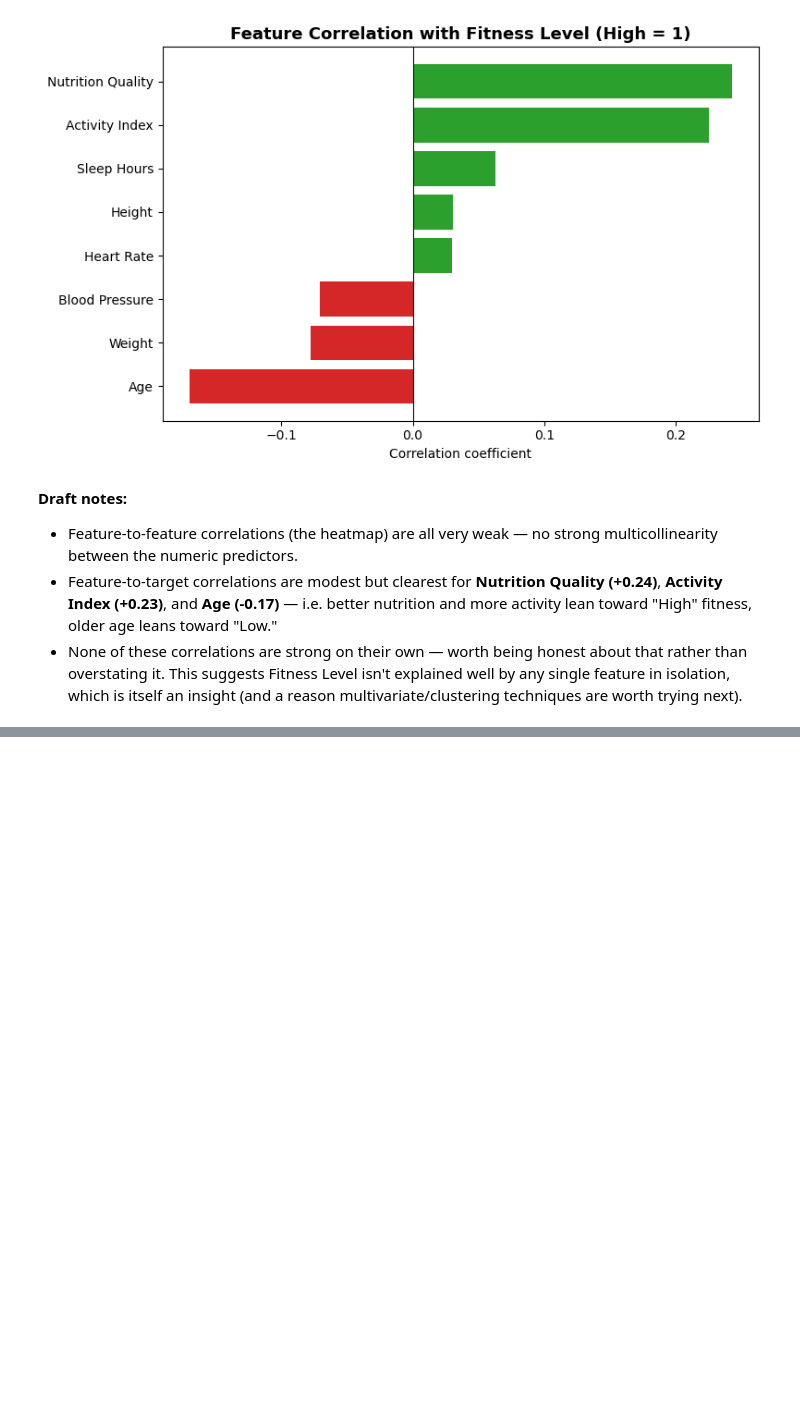
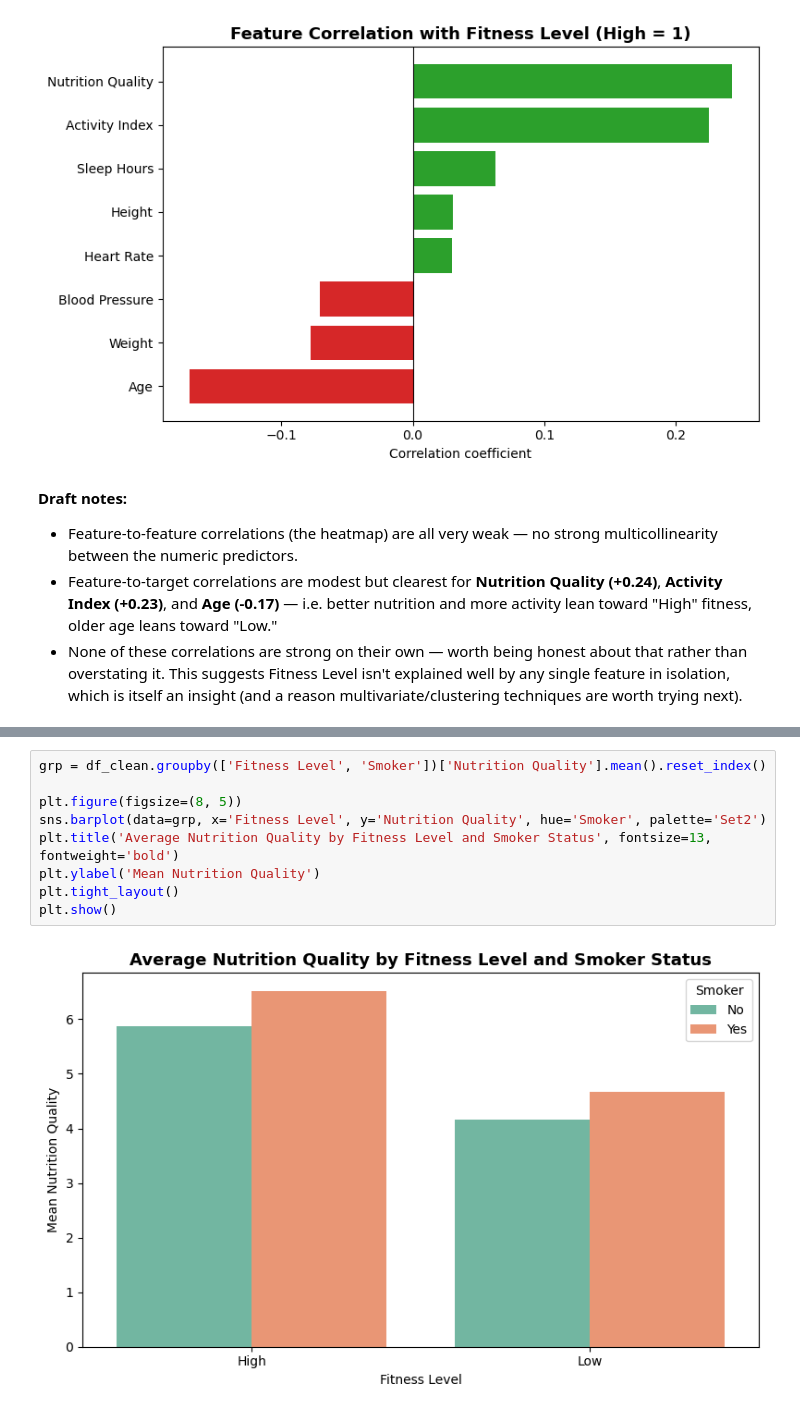
Before and after one commit to DrinJKPI/Machine-Learning-Assignments, a Jupyter notebook: ml_cwk_1_resub.ipynb, the cells around one changed output, grey strips where cells are left out. Saved outputs shown, nothing was run; the diff lists cells and outputs as text; blank space fills up the shorter version.

```diff
--- a/ml_cwk_1_resub.ipynb
+++ b/ml_cwk_1_resub.ipynb
@@ -298,0 +321,11 @@ plt.show()
+# %%
+grp = df_clean.groupby(['Fitness Level', 'Smoker'])['Nutrition Quality'].mean().reset_index()
+
+plt.figure(figsize=(8, 5))
+sns.barplot(data=grp, x='Fitness Level', y='Nutrition Quality', hue='Smoker', palette='Set2')
+plt.title('Average Nutrition Quality by Fitness Level and Smoker Status', fontsize=13, fontweight='bold')
+plt.ylabel('Mean Nutrition Quality')
+plt.tight_layout()
+plt.show()
+# %% [output]
+[figure, added]
```
Also changed, not shown: parts of 5 cells of this notebook, 1 other file.
